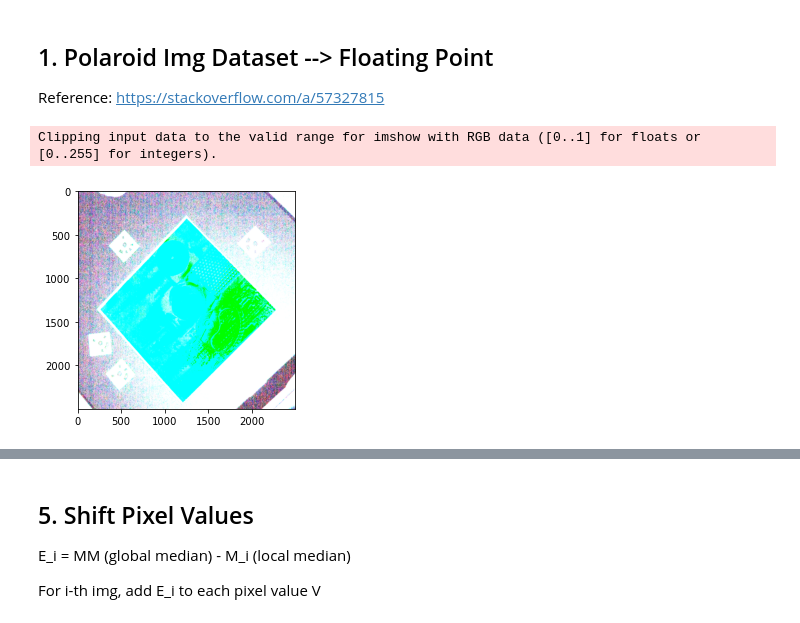
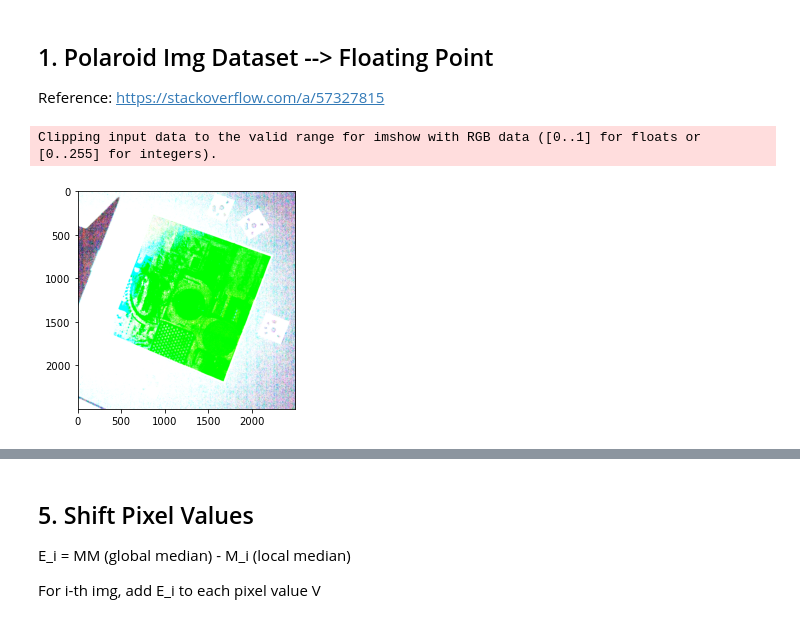
Before and after one commit to cjw531/neural-rendering, a Jupyter notebook: quantitative_measures/polaroid_equalization.ipynb, the cells around one changed output, grey strips where cells are left out. Cells and saved outputs as stored; diff of their text form; code cells hidden in the pictures.

```diff
--- a/quantitative_measures/polaroid_equalization.ipynb
+++ b/quantitative_measures/polaroid_equalization.ipynb
@@ -18,16 +18,16 @@ warnings.filterwarnings("ignore")
 ## 1. Polaroid Img Dataset --> Floating Point
 Reference: https://stackoverflow.com/a/57327815
 # %%
-base_path = '../../img_dataset/polaroid_crop/images/'
+base_path = '../../img_dataset/polaroid_crop_best/images/'
 img_floating_arr = []
 img_names = os.listdir(base_path)
 for i in tqdm(img_names):
     img = cv2.imread(base_path + i)
     fp_img = img.astype(np.float32) # convert into 32-bit floating point
     img_floating_arr.append(fp_img)
 
 plt.imshow(img_floating_arr[0])
 plt.show()
 # %% [output]
 Clipping input data to the valid range for imshow with RGB data ([0..1] for floats or [0..255] for integers).
-[figure, old version]
+[figure, new version]
```
Also changed, not shown: parts of 13 cells of this notebook, 1 other file.
